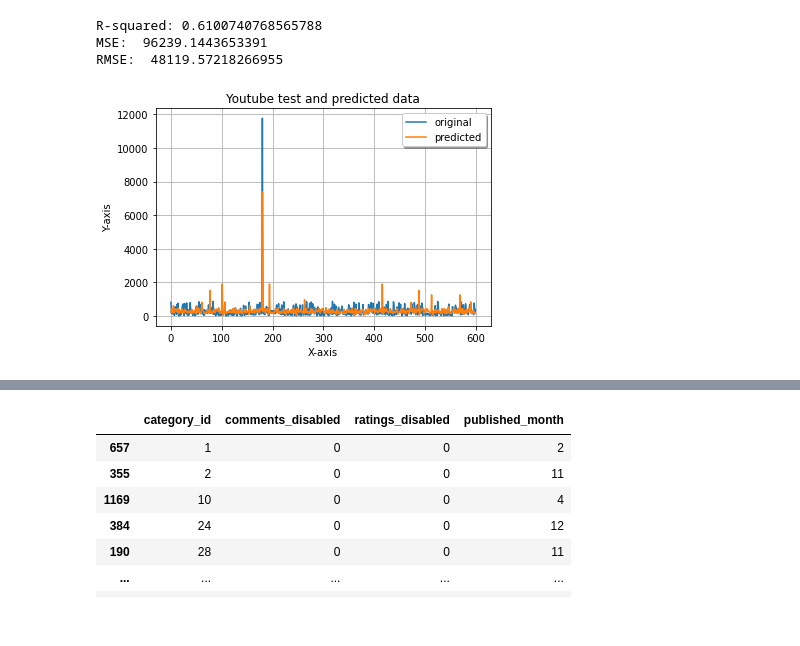
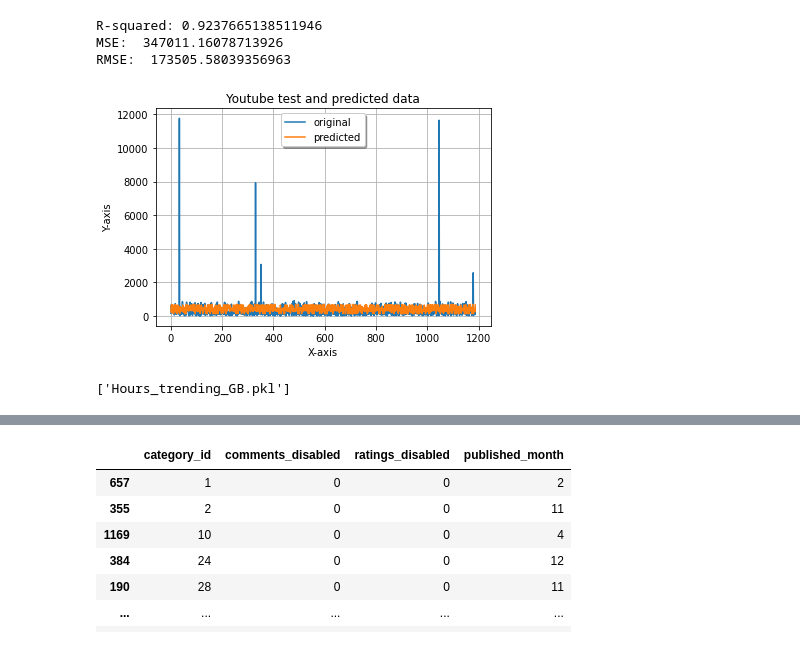
Before and after one commit to jereediv/The_Reason, a Jupyter notebook: Notebooks/BRFRegressor_hours_to_trending_GB.ipynb, the cells around one changed output, grey strips where cells are left out. Saved outputs shown, nothing was run; the diff lists cells and outputs as text; code cells hidden in the pictures.

Commit message:
now with actual pickles!

```diff
--- a/Notebooks/BRFRegressor_hours_to_trending_GB.ipynb
+++ b/Notebooks/BRFRegressor_hours_to_trending_GB.ipynb
@@ -88,40 +88,43 @@ X
 # %%
 #Test train and split the data for use in BRFR
 # X= scale(X)
 # y= scale(y)
 
-Xtrain, Xtest, ytrain, ytest = train_test_split(X, y, test_size=0.5)
+Xtrain, Xtest, ytrain, ytest = train_test_split(X, y, test_size=0.99)
 rfr = RandomForestRegressor()
 pipe= Pipeline([('scaler', StandardScaler()), ('rfr', RandomForestRegressor())])
 
 pipe.fit(Xtrain, ytrain)
 
 score = pipe.score(Xtrain, ytrain)
 print("R-squared:", score)
 
 ypred = pipe.predict(Xtest)
 
 mse = mean_squared_error(ytest, ypred)
 print("MSE: ", mse)
 print("RMSE: ", mse*(1/2.0))
 
 x_ax = range(len(ytest))
 plt.plot(x_ax, ytest, label="original")
 plt.plot(x_ax, ypred, label="predicted")
 plt.title("Youtube test and predicted data")
 plt.xlabel('X-axis')
 plt.ylabel('Y-axis')
 plt.legend(loc='best',fancybox=True, shadow=True)
 plt.grid(True)
 plt.show()
 # %% [output]
-R-squared: 0.6100740768565788
-MSE:  96239.1443653391
-RMSE:  48119.57218266955
+R-squared: 0.9237665138511946
+MSE:  347011.16078713926
+RMSE:  173505.58039356963
-[figure, old version]
+[figure, new version]
 # %%
 # save
-filename = 'Hours_trending_GB.sav'
-pickle.dump(pipe, open(filename, 'wb'))
+import joblib
+filename = 'Hours_trending_GB.pkl'
+joblib.dump(pipe, filename)
+# %% [output]
+['Hours_trending_GB.pkl']
 # %%
 from google.colab import files
```
Also changed, not shown: parts of 2 cells of this notebook, 9 other files.
